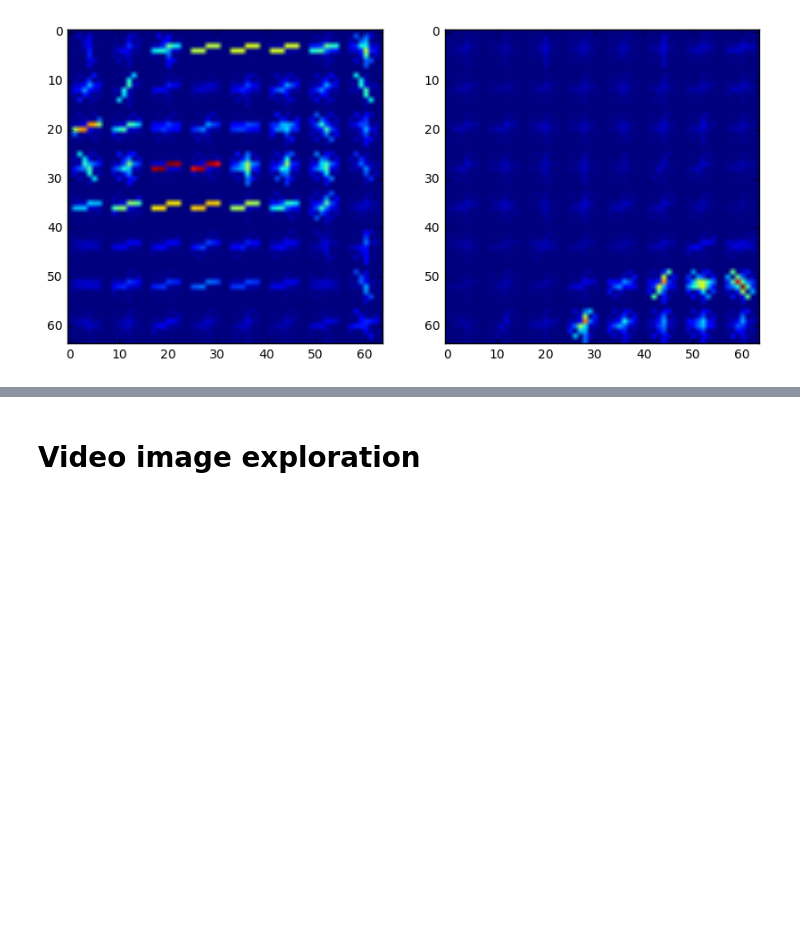
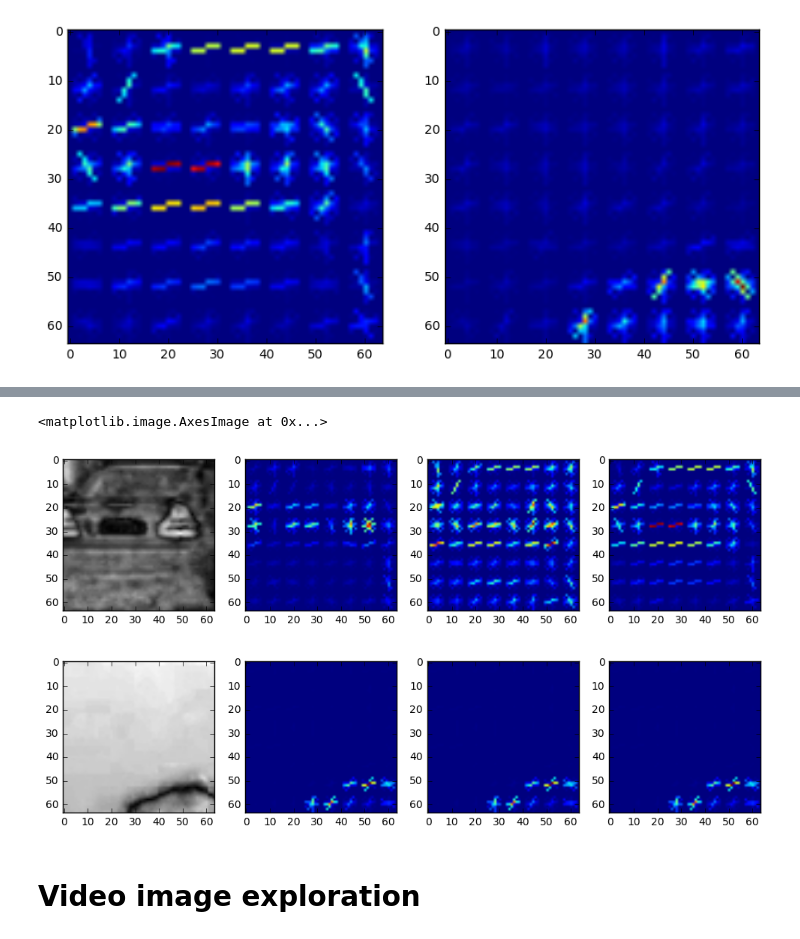
Before and after one commit to Moecker/sdc_od, a Jupyter notebook: exploration.ipynb, the cells around one changed output, grey strips where cells are left out. Drawn from its saved outputs; the diff is of its cells as text; code cells hidden in the pictures; blank space fills up the shorter version.

```diff
--- a/exploration.ipynb
+++ b/exploration.ipynb
@@ -147,3 +170,41 @@ plt.imshow(hog_nc2)
+# %%
+c = cv2.cvtColor(car, cv2.COLOR_RGB2HSV)
+nc = cv2.cvtColor(nocar, cv2.COLOR_RGB2HSV)
+
+sf_c = bin_spatial(c, size=spatial_size)
+sp_nc = bin_spatial(nc, size=spatial_size)
+
+feat_c, hog_c0 = get_hog_features(c[:,:,0],orient, pix_per_cell,cell_per_block,vis=True,feature_vec=True)
+feat_c, hog_c1 = get_hog_features(c[:,:,1],orient, pix_per_cell,cell_per_block,vis=True,feature_vec=True)
+feat_c, hog_c2 = get_hog_features(c[:,:,2],orient, pix_per_cell,cell_per_block,vis=True,feature_vec=True)
+
+feat_c, hog_nc0 = get_hog_features(nc[:,:,0],orient, pix_per_cell,cell_per_block,vis=True,feature_vec=True)
+feat_c, hog_nc1 = get_hog_features(nc[:,:,0],orient, pix_per_cell,cell_per_block,vis=True,feature_vec=True)
+feat_c, hog_nc2 = get_hog_features(nc[:,:,0],orient, pix_per_cell,cell_per_block,vis=True,feature_vec=True)
+
+plt.figure(figsize=(12, 5))
+plt.subplot(1,4,1)
+plt.imshow(c[:,:,1], cmap="gray")
+plt.subplot(1,4,2)
+plt.imshow(hog_c0)
+plt.subplot(1,4,3)
+plt.imshow(hog_c1)
+plt.subplot(1,4,4)
+plt.imshow(hog_c2)
+
+plt.figure(figsize=(12, 5))
+plt.subplot(1,4,1)
+plt.imshow(nc[:,:,1], cmap="gray")
+plt.subplot(1,4,2)
+plt.imshow(hog_nc0)
+plt.subplot(1,4,3)
+plt.imshow(hog_nc1)
+plt.subplot(1,4,4)
+plt.imshow(hog_nc2)
+# %% [output]
+<matplotlib.image.AxesImage at 0x...>
+[figure, added]
+[figure, added]
 # %% [markdown]
 # Video image exploration
 # %%
```
Also changed, not shown: parts of 3 cells of this notebook, 36 other files.
